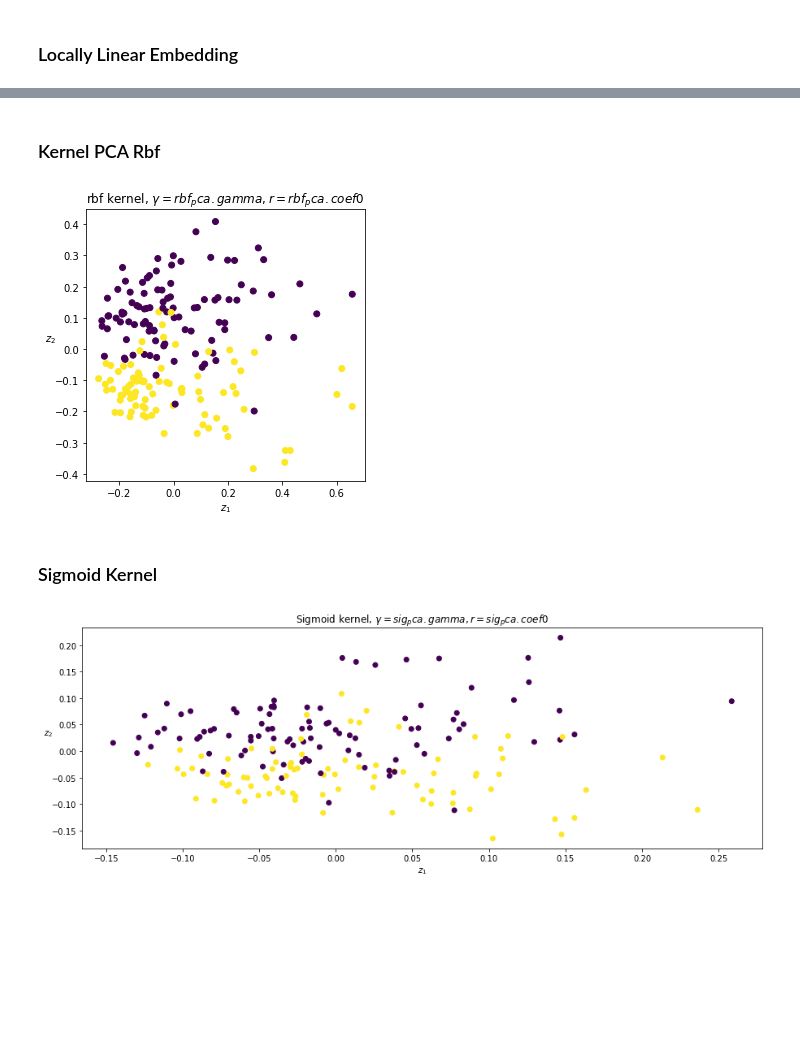
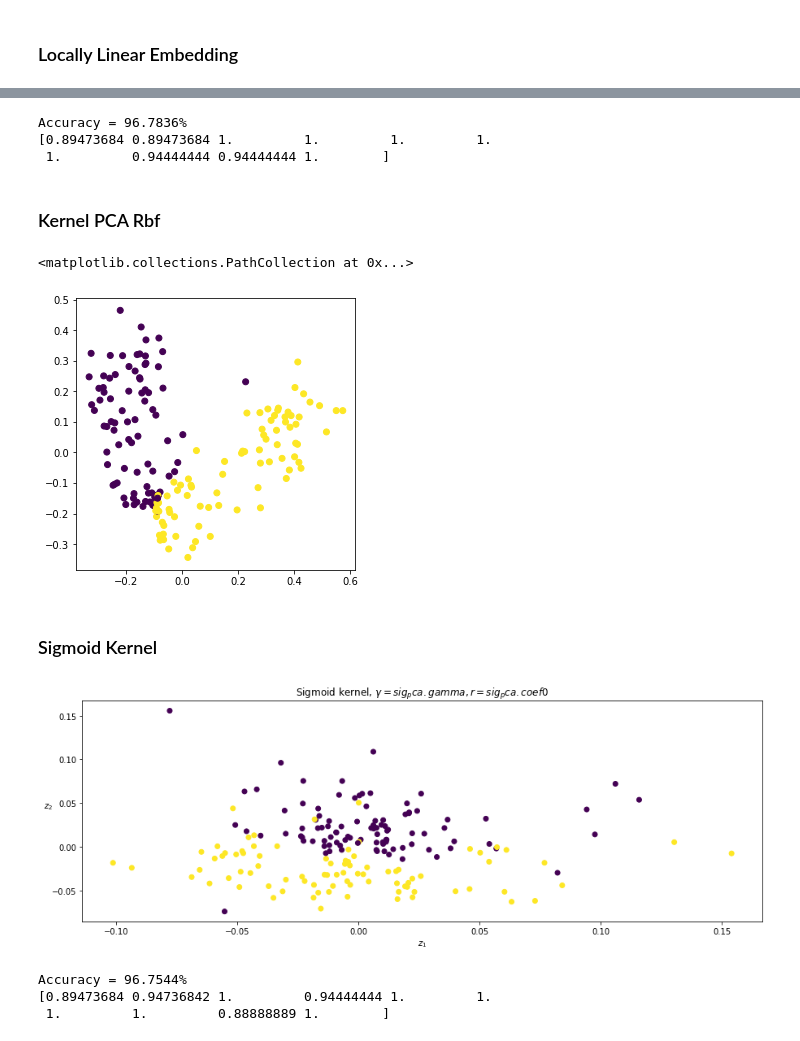
Before and after one commit to andreafabbricatore/ailab, a Jupyter notebook: data_vis/svm/svmHCC.ipynb, the cells around one changed output, grey strips where cells are left out. Saved outputs shown, nothing was run; the diff lists cells and outputs as text; code cells hidden in the pictures; blank space fills up the shorter version.

```diff
--- a/data_vis/svm/svmHCC.ipynb
+++ b/data_vis/svm/svmHCC.ipynb
@@ -58,3 +86,13 @@ plt.scatter(X_reduced_isomap[:, 0], X_reduced_isomap[:,1], c=y)
 # %% [output]
 <matplotlib.collections.PathCollection at 0x...>
 [figure]
+# %%
+## POLY KERNEL SVM
+
+poly_kernel_svm_clf = make_pipeline(SVC(kernel="poly", degree=3, coef0=1, C=100))
+poly_kernel_svm_clf.fit(X_reduced_isomap, y)
+
+poly_rmse = cross_val_score(poly_kernel_svm_clf, X_reduced_isomap, y,
+                              scoring="accuracy", cv=10)
+print(f"Accuracy = {round((sum(poly_rmse) / 10) * 100, 4)}%")
+print(poly_rmse)
@@ -72,3 +114,13 @@ plt.scatter(X_reduced_tsne[:, 0], X_reduced_tsne[:,1], c=y)
 # %% [output]
 <matplotlib.collections.PathCollection at 0x...>
 [figure]
+# %%
+## POLY KERNEL SVM
+
+poly_kernel_svm_clf = make_pipeline(SVC(kernel="poly", degree=3, coef0=1, C=100))
+poly_kernel_svm_clf.fit(X_reduced_tsne, y)
+
+poly_rmse = cross_val_score(poly_kernel_svm_clf, X_reduced_tsne, y,
+                              scoring="accuracy", cv=10)
+print(f"Accuracy = {round((sum(poly_rmse) / 10) * 100, 4)}%")
+print(poly_rmse)
@@ -93,5 +149,6 @@ plt.show()
 # %% [markdown]
 ### Locally Linear Embedding
 # %%
-lle = LocallyLinearEmbedding(n_components=2, n_neighbors=10, random_state=42)
+lle = LocallyLinearEmbedding(n_components=2, n_neighbors=8, random_state=42)
 X_unrolled = lle.fit_transform(X1)
+plt.scatter(X_unrolled[:, 0], X_unrolled[:, 1], c=y)
@@ -109,18 +158,28 @@ plt.show()
+# %%
+## POLY KERNEL SVM
+
+poly_kernel_svm_clf = make_pipeline(SVC(kernel="poly", degree=7, coef0=1, C=1))
+poly_kernel_svm_clf.fit(X_unrolled, y)
+
+poly_rmse = cross_val_score(poly_kernel_svm_clf, X_unrolled, y,
+                              scoring="accuracy", cv=10)
+print(f"Accuracy = {round((sum(poly_rmse) / 10) * 100, 4)}%")
+print(poly_rmse)
+# %% [output]
+Accuracy = 96.7836%
+[0.89473684 0.89473684 1.         1.         1.         1.
+ 1.         0.94444444 0.94444444 1.        ]
 # %% [markdown]
 ### Kernel PCA Rbf
 # %%
-rbf_pca = KernelPCA(kernel="rbf", gamma=0.0000000001, coef0=1)
+rbf_pca = KernelPCA(kernel="rbf", gamma=0.000000003, coef0=1)
 plt.figure(figsize=(5, 5))
 
 rbf_pca.n_components = 2
 rbf_pca.random_state = 42
 X_reduced = rbf_pca.fit_transform(X1)
 
-
-plt.title("rbf kernel, $\gamma={rbf_pca.gamma}, r={rbf_pca.coef0}$")
 plt.scatter(X_reduced[:, 0], X_reduced[:, 1], c=y, alpha=1)
-plt.xlabel("$z_1$")
-plt.ylabel("$z_2$", rotation=0)
-plt.show()
 # %% [output]
+<matplotlib.collections.PathCollection at 0x...>
-[figure, old version]
+[figure, new version]
@@ -127,7 +196,7 @@ plt.show()
 # %% [markdown]
 ### Sigmoid Kernel
 # %%
-sig_pca = KernelPCA(kernel="sigmoid", gamma=0.0000000001, coef0=1)
+sig_pca = KernelPCA(kernel="sigmoid", gamma=0.000000001, coef0=1)
 plt.figure(figsize=(15, 5))
 
 sig_pca.n_components = 2
@@ -141,4 +210,18 @@ plt.xlabel("$z_1$")
 plt.ylabel("$z_2$", rotation=0)
 plt.show()
 # %% [output]
-[figure, old version]
+[figure, new version]
+# %%
+## POLY KERNEL SVM
+
+poly_kernel_svm_clf = make_pipeline(SVC(kernel="poly", degree=6, coef0=1, C=100))
+poly_kernel_svm_clf.fit(X_reduced_isomap, y)
+
+poly_rmse = cross_val_score(poly_kernel_svm_clf, X_reduced_isomap, y,
+                              scoring="accuracy", cv=10)
+print(f"Accuracy = {round((sum(poly_rmse) / 10) * 100, 4)}%")
+print(poly_rmse)
+# %% [output]
+Accuracy = 96.7544%
+[0.89473684 0.94736842 1.         0.94444444 1.         1.
+ 1.         1.         0.88888889 1.        ]
```
Also changed, not shown: parts of 8 cells of this notebook.
